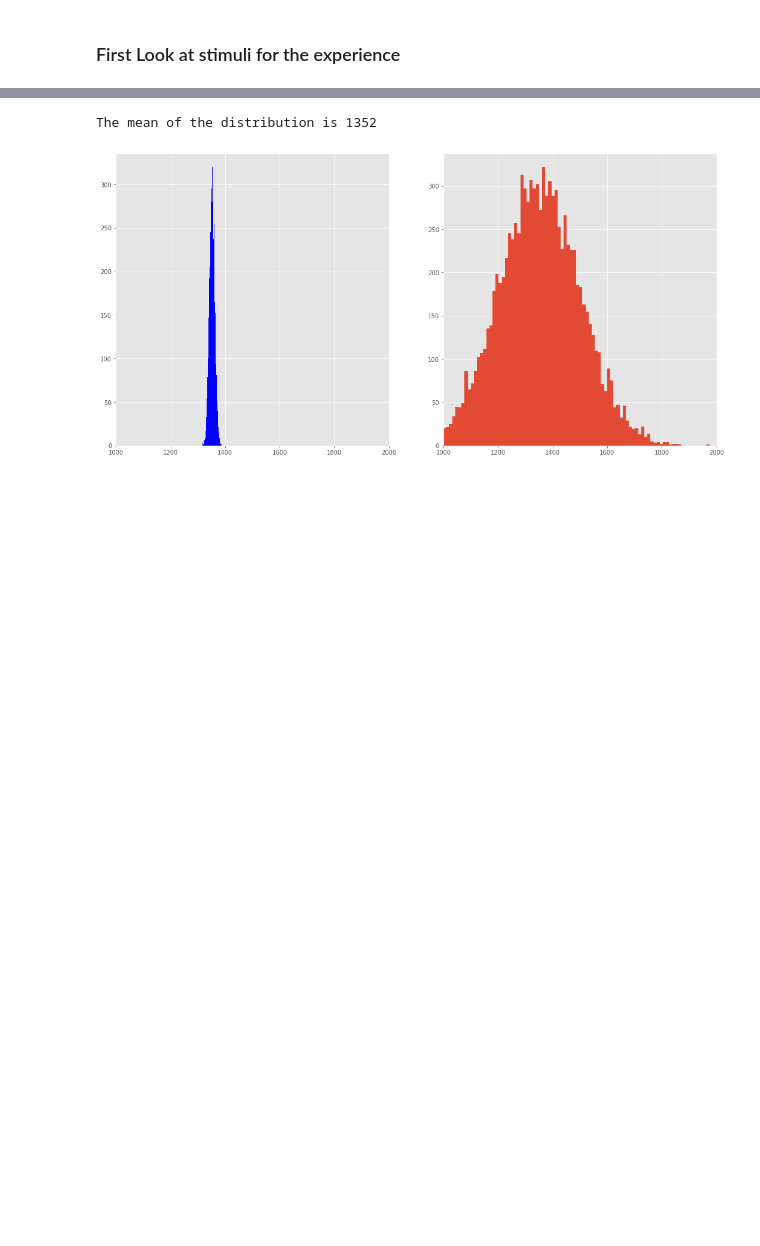
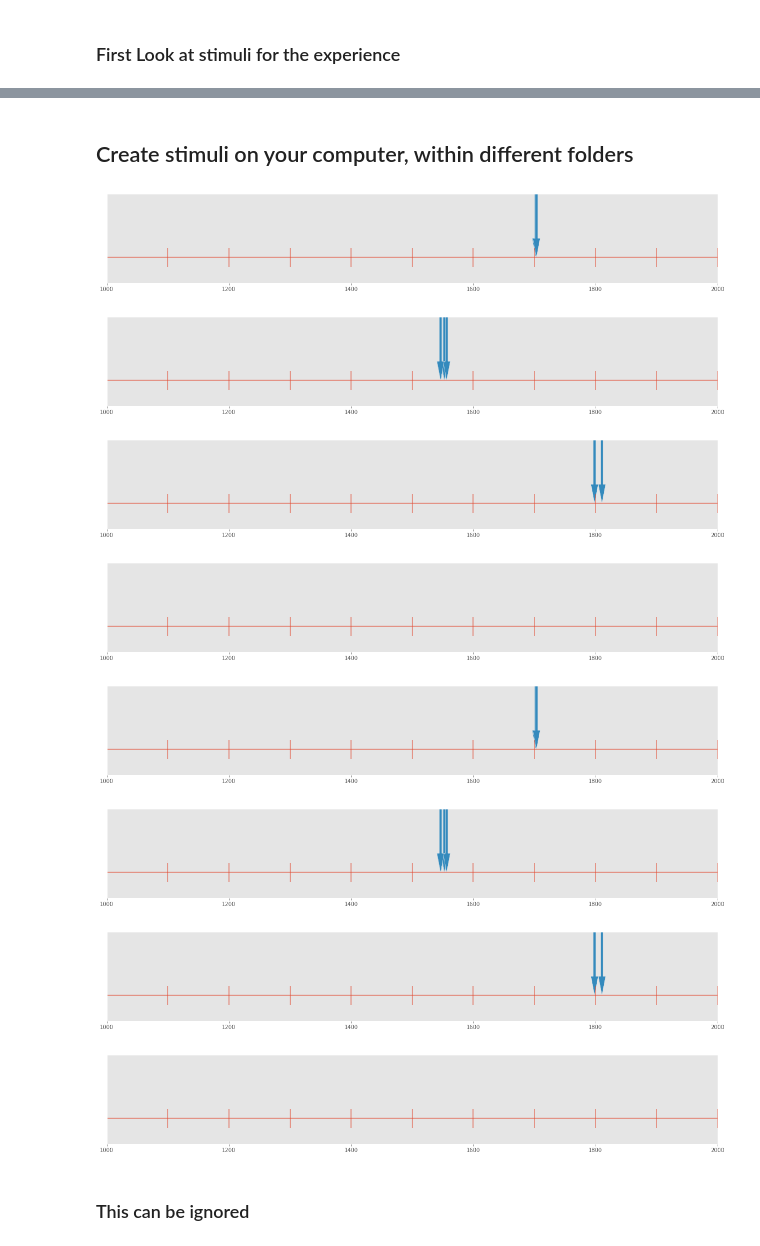
Before and after one commit to Noemonbls/convcomp, a Jupyter notebook: create_stimuli_experiment.ipynb, the cells around one changed output, grey strips where cells are left out. Cells and saved outputs as stored; diff of their text form; code cells hidden in the pictures; blank space fills up the shorter version.

```diff
--- a/create_stimuli_experiment.ipynb
+++ b/create_stimuli_experiment.ipynb
@@ -13,5 +149,20 @@ from matplotlib import patheffects
+# %% [markdown]
+## Create stimuli on your computer, within different folders
+# %%
+res = create_stimuli_experiment(n_samples = 1)
+# %% [output]
+[figure, added]
+[figure, added]
+[figure, added]
+[figure, added]
+[figure, added]
+[figure, added]
+[figure, added]
+[figure, added]
+# %% [markdown]
+### This can be ignored
 # %%
-possible_means = list(range(1750))
+"""possible_means = list(range(1750))
 possible_means = possible_means[1250:]
 mean = np.random.choice(possible_means,1)
 small_std = 10
@@ -21,14 +172,10 @@ sample_small_std = np.random.normal(loc=mean[0], scale=small_std, size=10000)
 sample_big_std = np.random.normal(loc=mean[0], scale=big_std, size=10000)
 
 print(f"The mean of the distribution is {mean[0]}")
+
+figure, axis = plt.subplots(1,2)
+axis[0].hist(sample_small_std,bins = 100,color='blue')
+axis[0].set_xlim(1000,2000)
+axis[1].hist(sample_big_std,bins = 100)
+axis[1].set_xlim(1000,2000)
+plt.show()"""
-# %% [output]
-The mean of the distribution is 1352
-# %%
-figure, axis = plt.subplots(1,2)
-axis[0].hist(sample_small_std,bins = 100,color='blue')
-axis[0].set_xlim(1000,2000)
-axis[1].hist(sample_big_std,bins = 100)
-axis[1].set_xlim(1000,2000)
-plt.show()
-# %% [output]
-[figure, removed]
```
Also changed, not shown: parts of 10 cells of this notebook.
